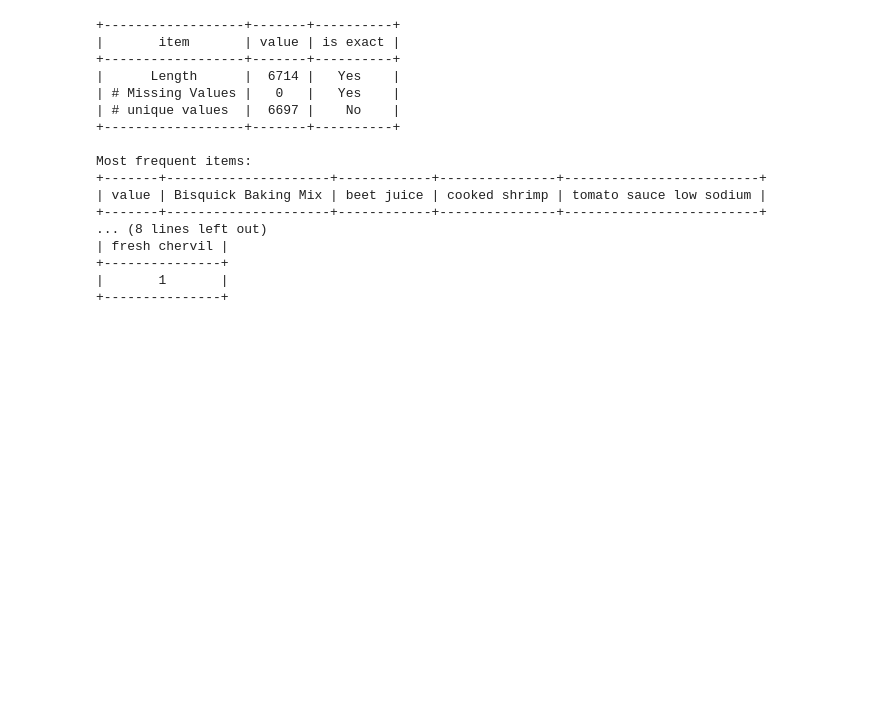
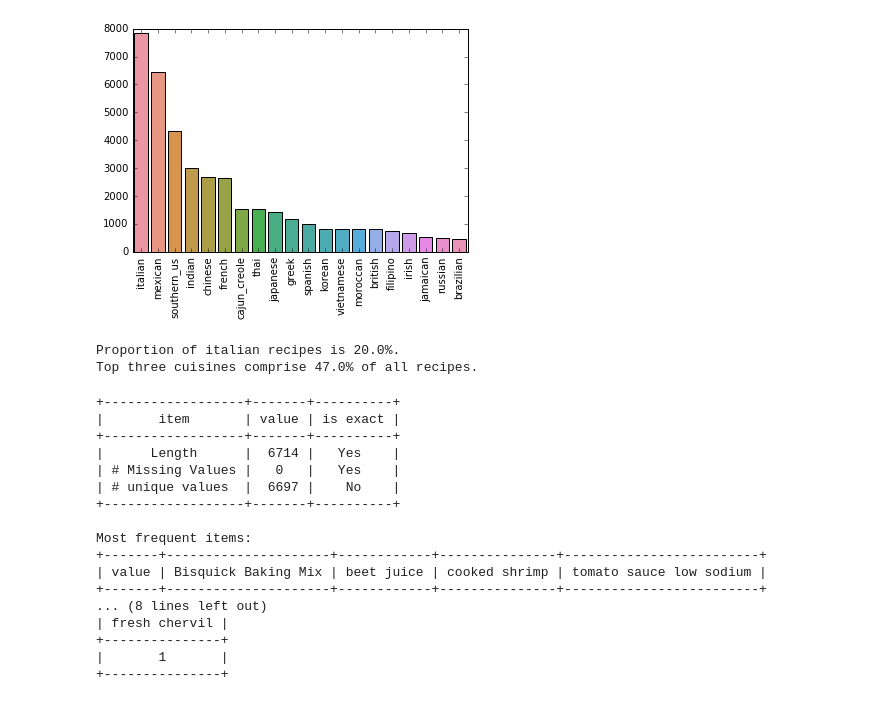
Before and after one commit to ConnieZ/ML-Cuisine-Identifier, a Jupyter notebook: Cuisine Classifier.ipynb, the cells around one changed output. Saved outputs shown, nothing was run; the diff lists cells and outputs as text; code cells hidden in the pictures; blank space fills up the shorter version.

```diff
--- a/Cuisine Classifier.ipynb
+++ b/Cuisine Classifier.ipynb
@@ -40,3 +62,0 @@ Parsing completed. Parsed 1 lines in 0.109352 secs.
-# %%
-graphlab.canvas.set_target('ipynb')
-cuisine_train.show()
@@ -85,3 +109,25 @@ cuisine_train[cuisine_train['cuisine'] == 'italian'].num_rows()/cuisine_train.nu
+# %%
+# What are all the cuisine types and their distribution in data?
+cuisine_types = cuisine_train['cuisine'].unique()
+cuisine_frequency = list(map(lambda x: graphlab.Sketch(cuisine_train['cuisine']).frequency_count(x), cuisine_types))
+# sort the two lists based on frequency
+cuisine_types = [x for _,x in sorted(zip(cuisine_frequency,cuisine_types),reverse=True)]
+cuisine_frequency = sorted(cuisine_frequency, reverse = True)
+# %%
+%matplotlib inline
+plot = sns.barplot(x=cuisine_types, y=cuisine_frequency)
+plot.set_xticklabels(plot.get_xticklabels(),rotation=90)
+plt.show()
+# %% [output]
+[figure, added]
+# %%
+italian = round(cuisine_train[cuisine_train['cuisine'] == 'italian'].num_rows()/cuisine_train.num_rows(),2)
+print "Proportion of italian recipes is " + str(italian*100) + "%."
+top_three = round(sum(cuisine_frequency[0:3])/cuisine_train.num_rows(),2)
+print "Top three cuisines comprise " + str(top_three*100) + "% of all recipes."
+# %% [output]
+Proportion of italian recipes is 20.0%.
+Top three cuisines comprise 47.0% of all recipes.
 # %%
 # Build a list of all possible ingredients and explore it
 ingredients = []
```
Also changed, not shown: parts of 77 cells of this notebook.
